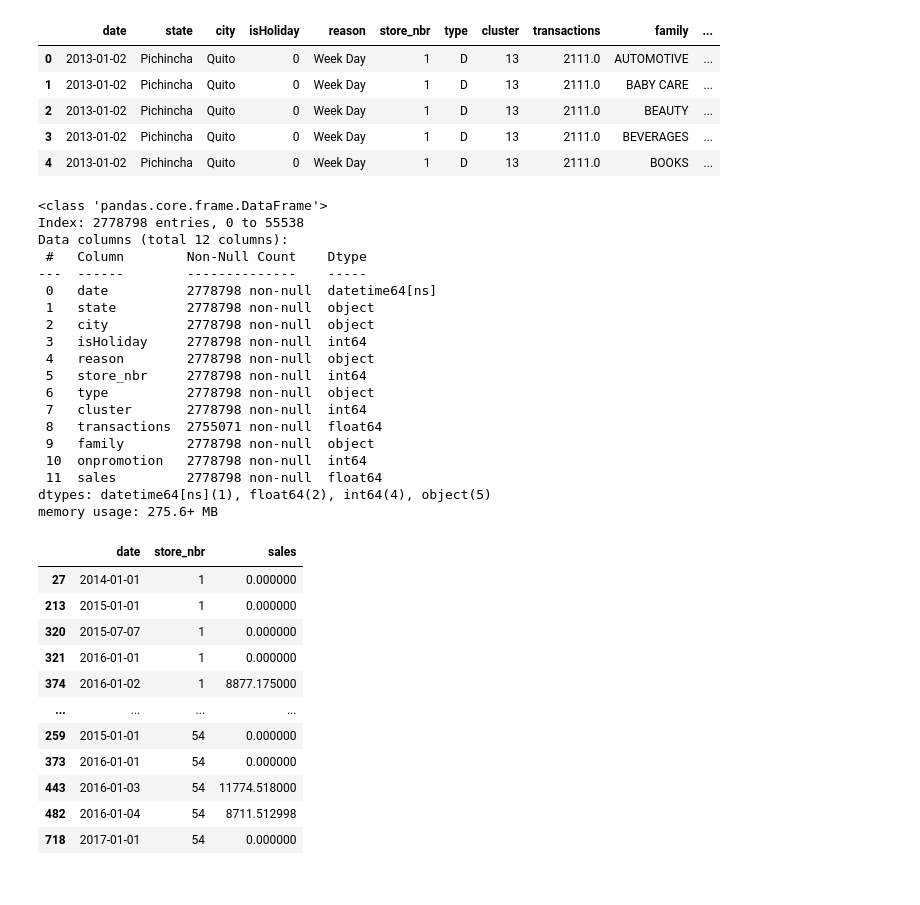
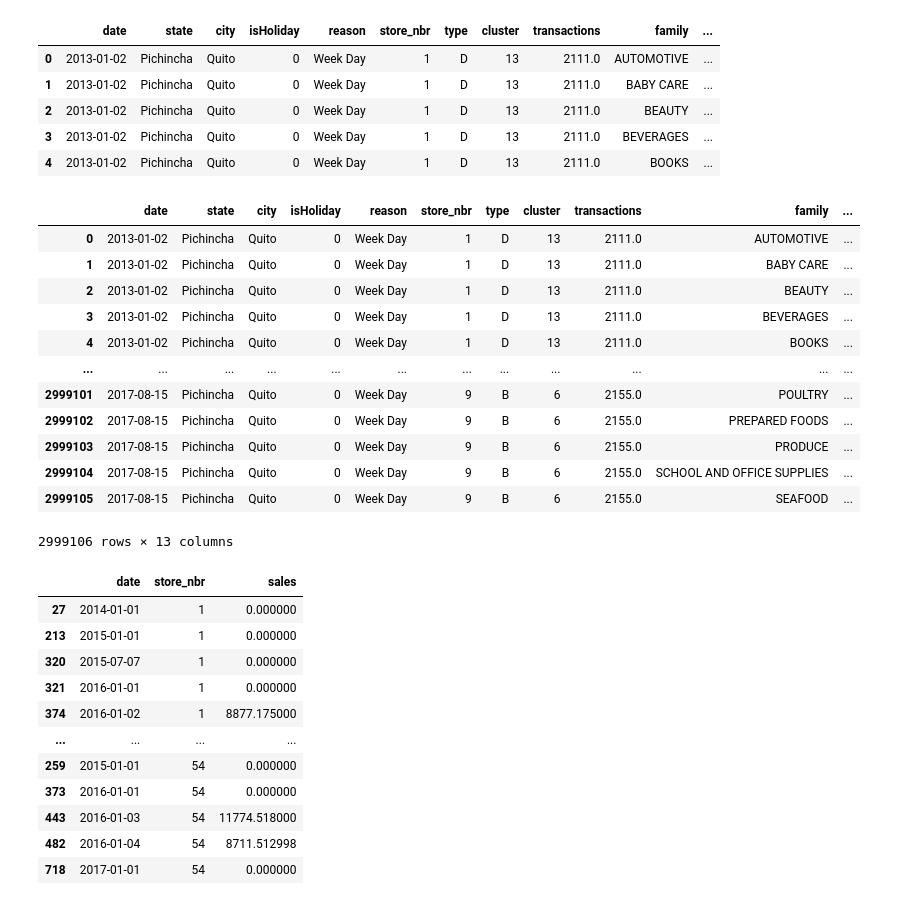
Before and after one commit to egesaygili/storesales, a Jupyter notebook: data_prep.ipynb, the cells around one changed output. Cells and saved outputs as stored; diff of their text form; code cells hidden in the pictures.

Commit message:
data_prep_update

```diff
--- a/data_prep.ipynb
+++ b/data_prep.ipynb
@@ -199,3 +199,39 @@ df.head()
 | 2 | 2013-01-02 | Pichincha | Quito | 0 | Week Day | 1 | D | 13 | 2111.0 | BEAUTY | ... |
 | 3 | 2013-01-02 | Pichincha | Quito | 0 | Week Day | 1 | D | 13 | 2111.0 | BEVERAGES | ... |
 | 4 | 2013-01-02 | Pichincha | Quito | 0 | Week Day | 1 | D | 13 | 2111.0 | BOOKS | ... |
+# %%
+# People working in public sector usually get their salaries on 15th of each month and at the end of the month. Label these days
+def days_passed_since_the_last_payday(my_date):
+    if my_date.day > 15:
+        if my_date.month < 12:
+            last_day_of_month = datetime(my_date.year, my_date.month + 1, 1) - timedelta(days=1)
+        else:
+            last_day_of_month = datetime(my_date.year + 1, 1, 1) - timedelta(days=1)
+
+        if last_day_of_month == my_date:
+            return 0
+        else:
+            return my_date.day - 15
+    elif my_date.day == 15:
+        return 0
+    else:
+        return my_date.day
+# %%
+my_date = pd.DataFrame(df.date.drop_duplicates())
+my_date["days_passed_since_last_payday"] = my_date.date.apply(days_passed_since_the_last_payday)
+df = pd.merge(df, my_date, on="date", how="left")
+df
+# %% [output]
+|  | date | state | city | isHoliday | reason | store_nbr | type | cluster | transactions | family | ... |
+| 0 | 2013-01-02 | Pichincha | Quito | 0 | Week Day | 1 | D | 13 | 2111.0 | AUTOMOTIVE | ... |
+| 1 | 2013-01-02 | Pichincha | Quito | 0 | Week Day | 1 | D | 13 | 2111.0 | BABY CARE | ... |
+| 2 | 2013-01-02 | Pichincha | Quito | 0 | Week Day | 1 | D | 13 | 2111.0 | BEAUTY | ... |
+| 3 | 2013-01-02 | Pichincha | Quito | 0 | Week Day | 1 | D | 13 | 2111.0 | BEVERAGES | ... |
+| 4 | 2013-01-02 | Pichincha | Quito | 0 | Week Day | 1 | D | 13 | 2111.0 | BOOKS | ... |
+| ... | ... | ... | ... | ... | ... | ... | ... | ... | ... | ... | ... |
+| 2999101 | 2017-08-15 | Pichincha | Quito | 0 | Week Day | 9 | B | 6 | 2155.0 | POULTRY | ... |
+| 2999102 | 2017-08-15 | Pichincha | Quito | 0 | Week Day | 9 | B | 6 | 2155.0 | PREPARED FOODS | ... |
+| 2999103 | 2017-08-15 | Pichincha | Quito | 0 | Week Day | 9 | B | 6 | 2155.0 | PRODUCE | ... |
+| 2999104 | 2017-08-15 | Pichincha | Quito | 0 | Week Day | 9 | B | 6 | 2155.0 | SCHOOL AND OFFICE SUPPLIES | ... |
+| 2999105 | 2017-08-15 | Pichincha | Quito | 0 | Week Day | 9 | B | 6 | 2155.0 | SEAFOOD | ... |
+2999106 rows × 13 columns
@@ -211,28 +254,6 @@ for i in df["store_nbr"].sort_values().unique():
     df_temp = df_temp[df_temp.date >= first_purchase_date]
     df_empty = pd.concat([df_empty, df_temp])
 df = df_empty.copy()
-# %%
-df.info(verbose=True, show_counts=True)
-# %% [output]
-<class 'pandas.core.frame.DataFrame'>
-Index: 2778798 entries, 0 to 55538
-Data columns (total 12 columns):
- #   Column        Non-Null Count    Dtype
----  ------        --------------    -----
- 0   date          2778798 non-null  datetime64[ns]
- 1   state         2778798 non-null  object
- 2   city          2778798 non-null  object
- 3   isHoliday     2778798 non-null  int64
- 4   reason        2778798 non-null  object
- 5   store_nbr     2778798 non-null  int64
- 6   type          2778798 non-null  object
- 7   cluster       2778798 non-null  int64
- 8   transactions  2755071 non-null  float64
- 9   family        2778798 non-null  object
- 10  onpromotion   2778798 non-null  int64
- 11  sales         2778798 non-null  float64
-dtypes: datetime64[ns](1), float64(2), int64(4), object(5)
-memory usage: 275.6+ MB
 # %%
 # Transactions has null-values. Let's observe
 df_temp = df.loc[df["transactions"].isna()==True,["date","store_nbr","sales"]].groupby(by=["date","store_nbr"]).sum().reset_index().sort_values(by=["store_nbr","date"])
```
Also changed, not shown: parts of 5 cells of this notebook.
